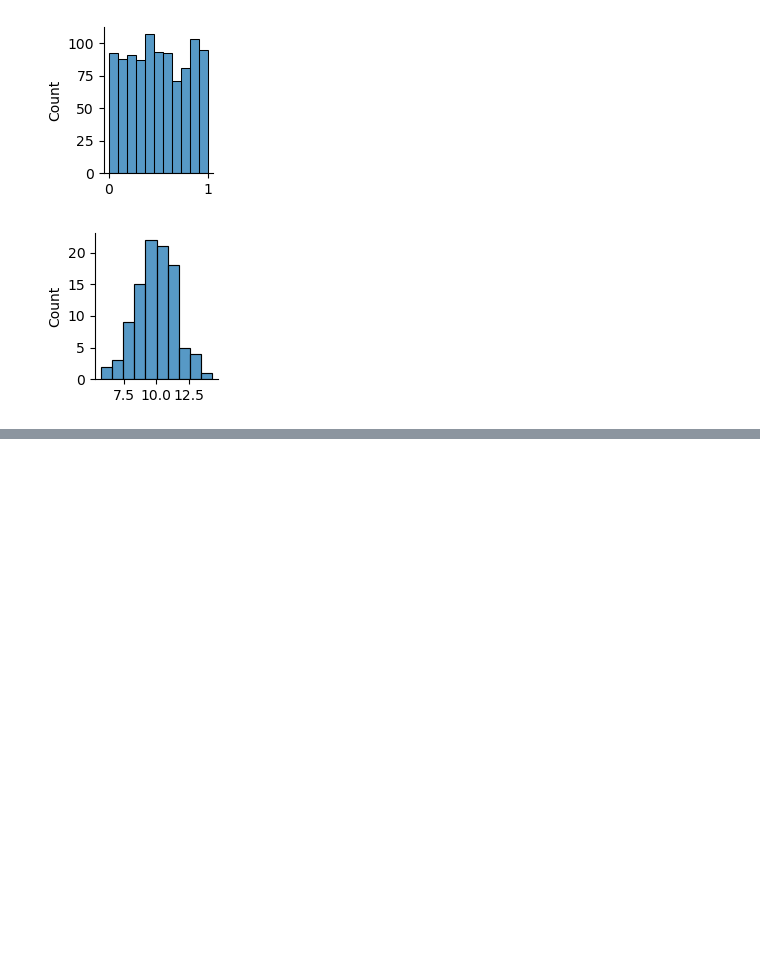
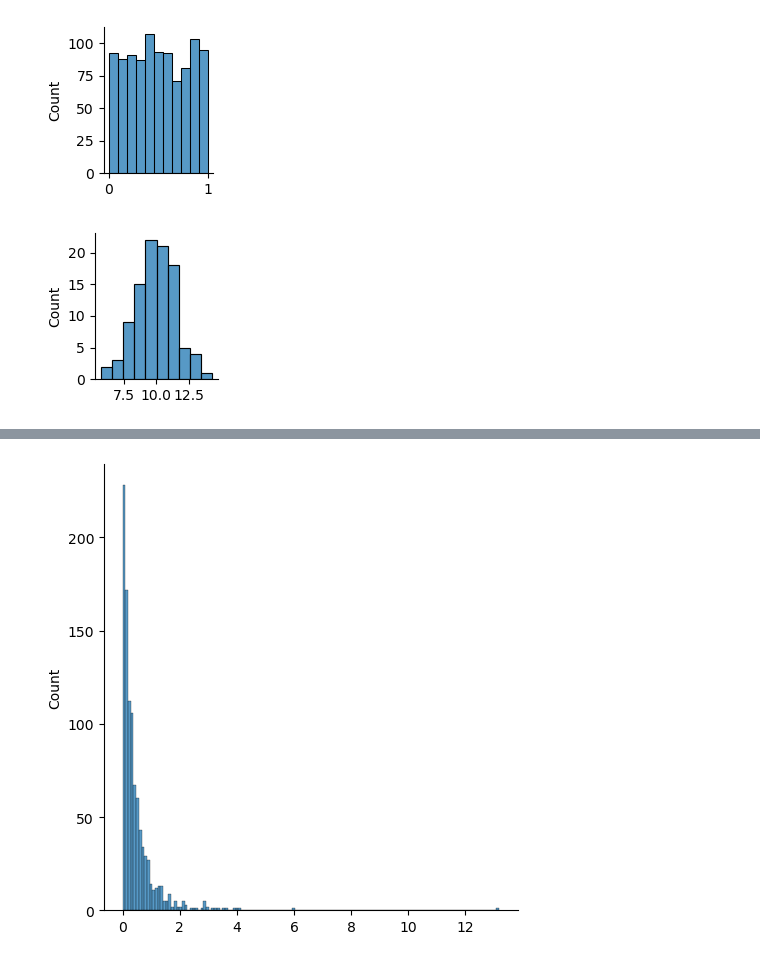
Before and after one commit to tansudasli/tensorflow-sandbox, a Jupyter notebook: numpy_distributions.ipynb, the cells around one changed output, grey strips where cells are left out. Cells and saved outputs as stored; diff of their text form; code cells hidden in the pictures; blank space fills up the shorter version.

```diff
--- a/numpy_distributions.ipynb
+++ b/numpy_distributions.ipynb
@@ -133,0 +151,10 @@ plt.show()
+# %%
+# pareto distribution
+# a = % of all values
+# a=3 => approx. get %30, then distribute the remaining %70
+x = np.random.default_rng(10).pareto(a=3, size=1000)
+
+sns.displot(x)
+plt.show()
+# %% [output]
+[figure, added]
```
Also changed, not shown: parts of 4 cells of this notebook, 1 other file.
